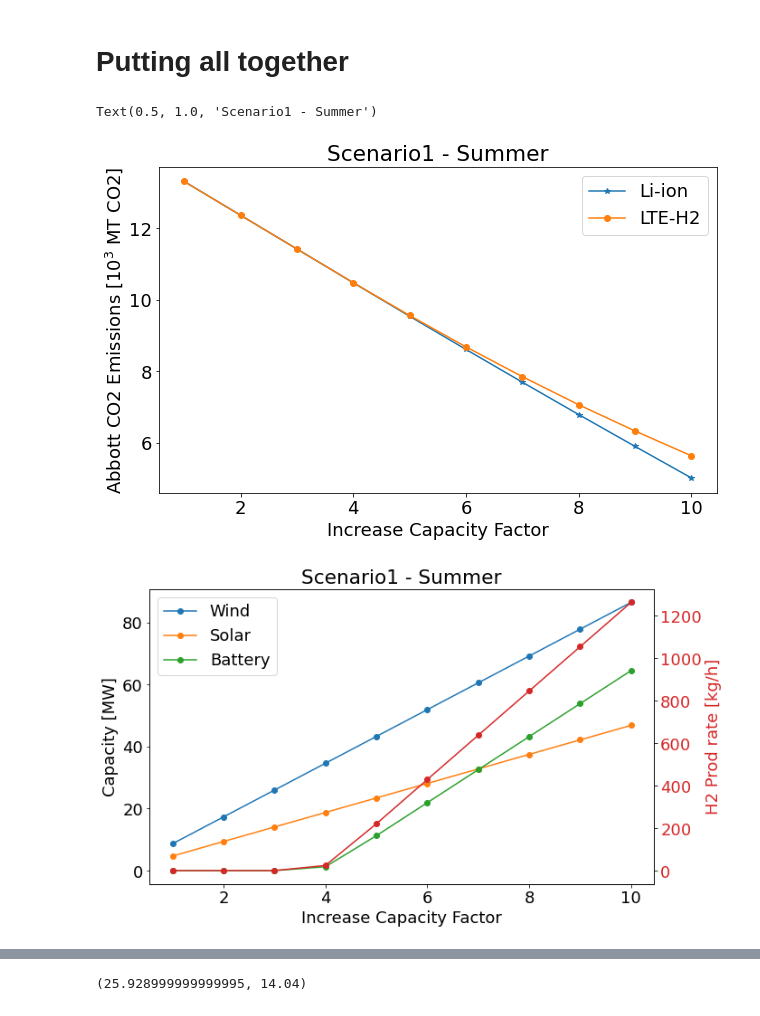
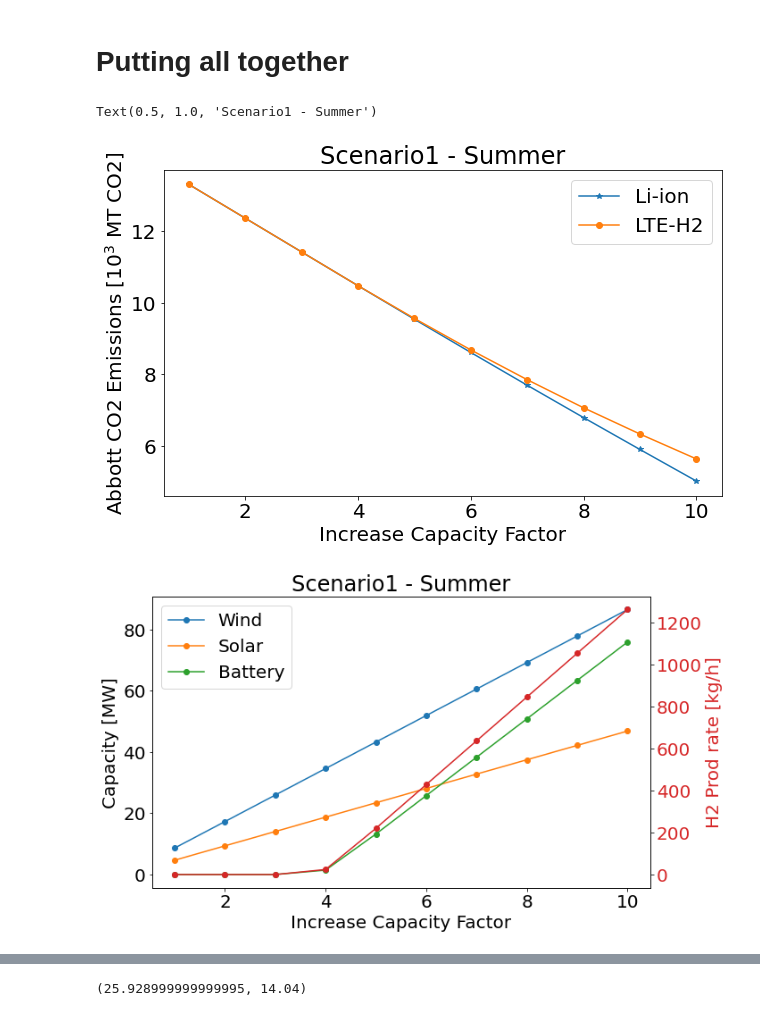
Before and after one commit to robfairh/uiuc-grid, a Jupyter notebook: alternative-summer.ipynb, the cells around one changed output, grey strips where cells are left out. Drawn from its saved outputs; the diff is of its cells as text; code cells hidden in the pictures.

```diff
--- a/alternative-summer.ipynb
+++ b/alternative-summer.ipynb
@@ -368,40 +368,40 @@ for times in range(1, 11):
     solar_cap.append(solar_max)
     wind_cap.append(wind_max)
     battery_co2.append(co2/1e3)
-    battery_cap.append(store_max)
+    battery_cap.append(store_max/0.85)
 
     # Hydrogen
     solar_max, wind_max, co2, store_max = dispatch1(times, 0.4)
     hydrogen_co2.append(co2/1e3)
     hydrogen_rate.append(store_max*1e3/0.6/40)
 
 plt.plot(np.arange(1, 11), battery_co2, marker='*', label='Li-ion')
 plt.plot(np.arange(1, 11), hydrogen_co2, marker='o', label='LTE-H2')
 plt.legend()
 plt.ylabel(r'Abbott CO2 Emissions [10$^3$ MT CO2]')
 plt.xlabel('Increase Capacity Factor')
 plt.title('Scenario1 - Summer')
 # plt.savefig('report/scenario1-summerA', dpi=300, bbox_inches="tight")
 
 fig, ax1 = plt.subplots()
 color = 'black'
 ax1.plot(np.arange(1, 11), wind_cap, marker='o', label='Wind')
 ax1.plot(np.arange(1, 11), solar_cap, marker='o', label='Solar')
 ax1.plot(np.arange(1, 11), battery_cap, marker='o', label='Battery')
 ax1.tick_params(axis='y', labelcolor=color)
 ax1.set_ylabel('Capacity [MW]', color=color)
 ax1.set_xlabel('Increase Capacity Factor')
 plt.legend()
 
 ax2 = ax1.twinx()  # instantiate a second axes that shares the same x-axis
 color = 'tab:red'
 ax2.plot(np.arange(1, 11), hydrogen_rate, marker='o', label='LTE-H2', color=color)
 ax2.tick_params(axis='y', labelcolor=color)
 ax2.set_ylabel('H2 Prod rate [kg/h]', color=color)
 plt.title('Scenario1 - Summer')
 # plt.savefig('report/scenario1-summerB', dpi=300, bbox_inches="tight")
 # %% [output]
 Text(0.5, 1.0, 'Scenario1 - Summer')
-[figure, old version]
+[figure, new version]
-[figure, old version]
+[figure, new version]
 # %%
```
Also changed, not shown: parts of 8 cells of this notebook, 3 other files.
